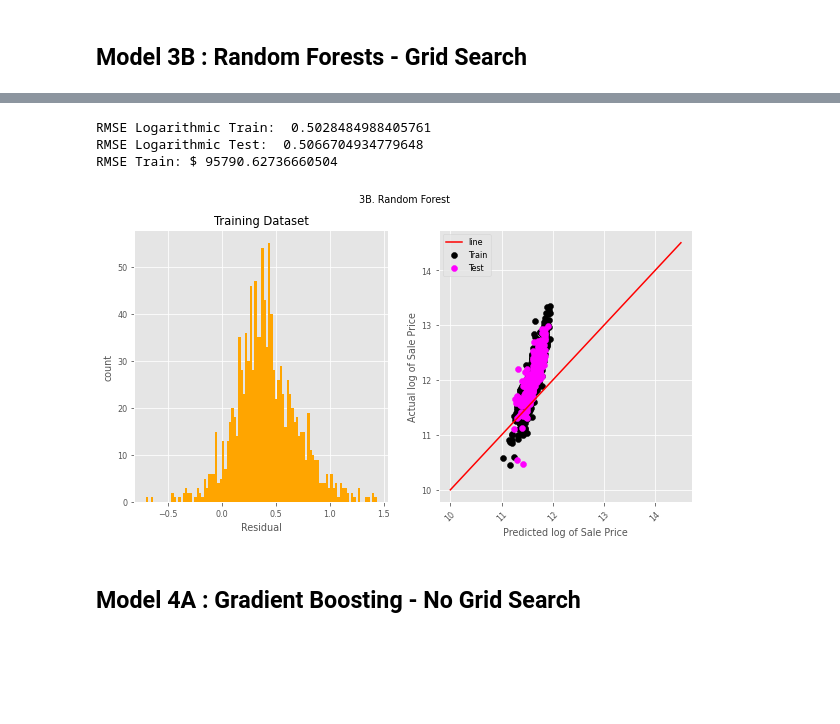
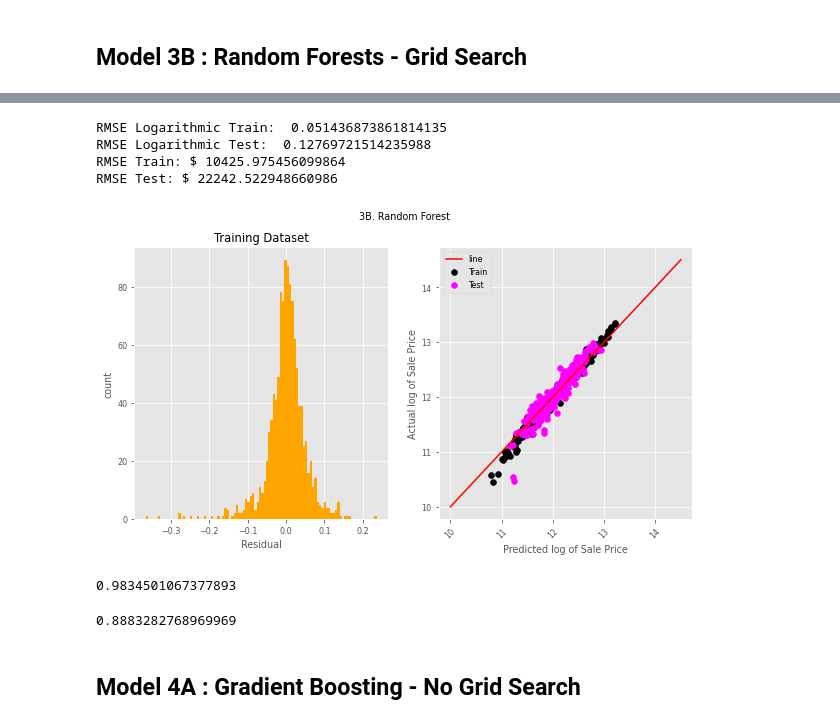
Before and after one commit to flyingcape/Ames_Iowa_HousePrices_Regression, a Jupyter notebook: ML_Project-NonlinearModels.ipynb, the cells around one changed output, grey strips where cells are left out. Cells and saved outputs as stored; diff of their text form; code cells hidden in the pictures; blank space fills up the shorter version.

```diff
--- a/ML_Project.ipynb
+++ b/ML_Project-NonlinearModels.ipynb
@@ -412,7 +286,0 @@ rmse_test.append(rmse_test_temp)
-# %%
-from sklearn.linear_model import LinearRegression
-
-lm = LinearRegression()
-lm.fit(X_train_scaled, y_train)
-print('R^2 for train is equal to %.3f' %(lm.score(X_train_scaled, y_train)))
-print('R^2 for test is equal to %.3f' %(lm.score(X_test_scaled, y_test)))
@@ -580,18 +286,0 @@ Text(0, 0.5, '$R^2$')
-# %%
-from sklearn.linear_model import Lasso
-
-# Grid Search
-from sklearn.model_selection import GridSearchCV
-from sklearn.model_selection import KFold
-
-skfold = KFold(n_splits=3, shuffle=True, random_state=0)
-lasso_gs  = Lasso()
-lasso_gs.set_params(normalize=False)
-
-params = {
-    "alpha": [0.006]
-}
-
-gs = GridSearchCV(lasso_gs, params, scoring = 'neg_root_mean_squared_error', cv=skfold)
-gs.fit(X_train_scaled, y_train)
-gs.cv_results_['mean_test_score']
@@ -783,7 +324,7 @@ Parameters currently in use:
 # %%
 randomForest.set_params(random_state=42,
                         n_estimators=100,
-                        max_features=16,
+                        max_features=5,
                         min_samples_split = 10)
 randomForest.fit(X_train_scaled, y_train)
 # %% [output]
@@ -919,17 +471,20 @@ np.sqrt(X_train_scaled.shape[1])
 # %%
 from sklearn import ensemble
 from sklearn.model_selection import GridSearchCV
+from sklearn.model_selection import KFold
 
+skfold = KFold(n_splits=3, shuffle=True, random_state=0)
 gs_randomForest = ensemble.RandomForestRegressor()
 
 grid_para_forest = [{
-    "n_estimators": [100, 500],
-    "max_features": [14, 16, 18],
+    "n_estimators": [500, 1000, 2000],
+    "max_features": [4, 5, 6, 8],
     "min_samples_split":[2, 4, 6, 8, 10],
     "random_state": [42]}]
 grid_search_forest = GridSearchCV(gs_randomForest,
                                   grid_para_forest,
-                                  scoring='neg_root_mean_squared_error',
-                                  cv=5, n_jobs=-1)
-%time grid_search_forest.fit(X_train, y_train)
+                                  scoring='r2',
+                                  cv = skfold,
+                                  n_jobs=-1)
+%time grid_search_forest.fit(X_train_scaled, y_train)
 # %% [output]
@@ -968,7 +533,12 @@ print('RMSE Logarithmic Test: ', rmse_rf_test)
 rmse_rf_train_conv = mean_squared_error(np.exp(y_train),
     np.exp(grid_search_forest.best_estimator_.predict(X_train_scaled)),
     squared = False)
+rmse_rf_test_conv = mean_squared_error(np.exp(y_test),
+    np.exp(grid_search_forest.best_estimator_.predict(X_test_scaled)),
+    squared = False)
+
 print('RMSE Train: $', rmse_rf_train_conv)
+print('RMSE Test: $', rmse_rf_test_conv)
 
 fig, axs = plt.subplots(1,2)
 fig.set_figheight(5)
@@ -976,37 +546,48 @@ fig.set_figwidth(10)
 
 # -----------------------------------
 # Plot the Residuals - Training Data
 # -----------------------------------
 residuals_rf_train = y_train - grid_search_forest.best_estimator_.predict(X_train_scaled)
 residuals_rf_test = y_test - grid_search_forest.best_estimator_.predict(X_test_scaled)
 
 axs[0].hist(residuals_rf_train,bins=100, color = 'orange');
 axs[0].set_ylabel('count')
 axs[0].set_xlabel('Residual')
 axs[0].set_title('Training Dataset')
 
 # --------------------------------
 # Plot the Actual vs. Predicted
 # --------------------------------
 axs[1].scatter(grid_search_forest.best_estimator_.predict(X_train_scaled),
          y_train, color='k')
 axs[1].scatter(grid_search_forest.best_estimator_.predict(X_test_scaled),
          y_test, color='magenta')
 
 x = np.linspace(10, 14.5, 100)
 y = np.linspace(10, 14.5, 100)
 axs[1].plot(x,y, 'r-')
 
 axs[1].set_ylabel('Actual log of Sale Price')
 axs[1].set_xlabel('Predicted log of Sale Price')
 axs[1].tick_params(axis='x', rotation=45)
 axs[1].legend(['line','Train','Test'])
 fig.suptitle('3B. Random Forest');
 # %% [output]
-RMSE Logarithmic Train:  0.5028484988405761
-RMSE Logarithmic Test:  0.5066704934779648
-RMSE Train: $ 95790.62736660504
+RMSE Logarithmic Train:  0.051436873861814135
+RMSE Logarithmic Test:  0.12769721514235988
+RMSE Train: $ 10425.975456099864
+RMSE Test: $ 22242.522948660986
-[figure, old version]
+[figure, new version]
+# %%
+r2_score(y_train,
+        grid_search_forest.best_estimator_.predict(X_train_scaled))
+# %% [output]
+0.9834501067377893
+# %%
+r2_score(y_test,
+        grid_search_forest.best_estimator_.predict(X_test_scaled))
+# %% [output]
+0.8883282768969969
 # %%
 r2_log_train_temp = r2_score(y_train,
         grid_search_forest.best_estimator_.predict(X_train_scaled))
```
Also changed, not shown: parts of 74 cells of this notebook, 4 other files.
